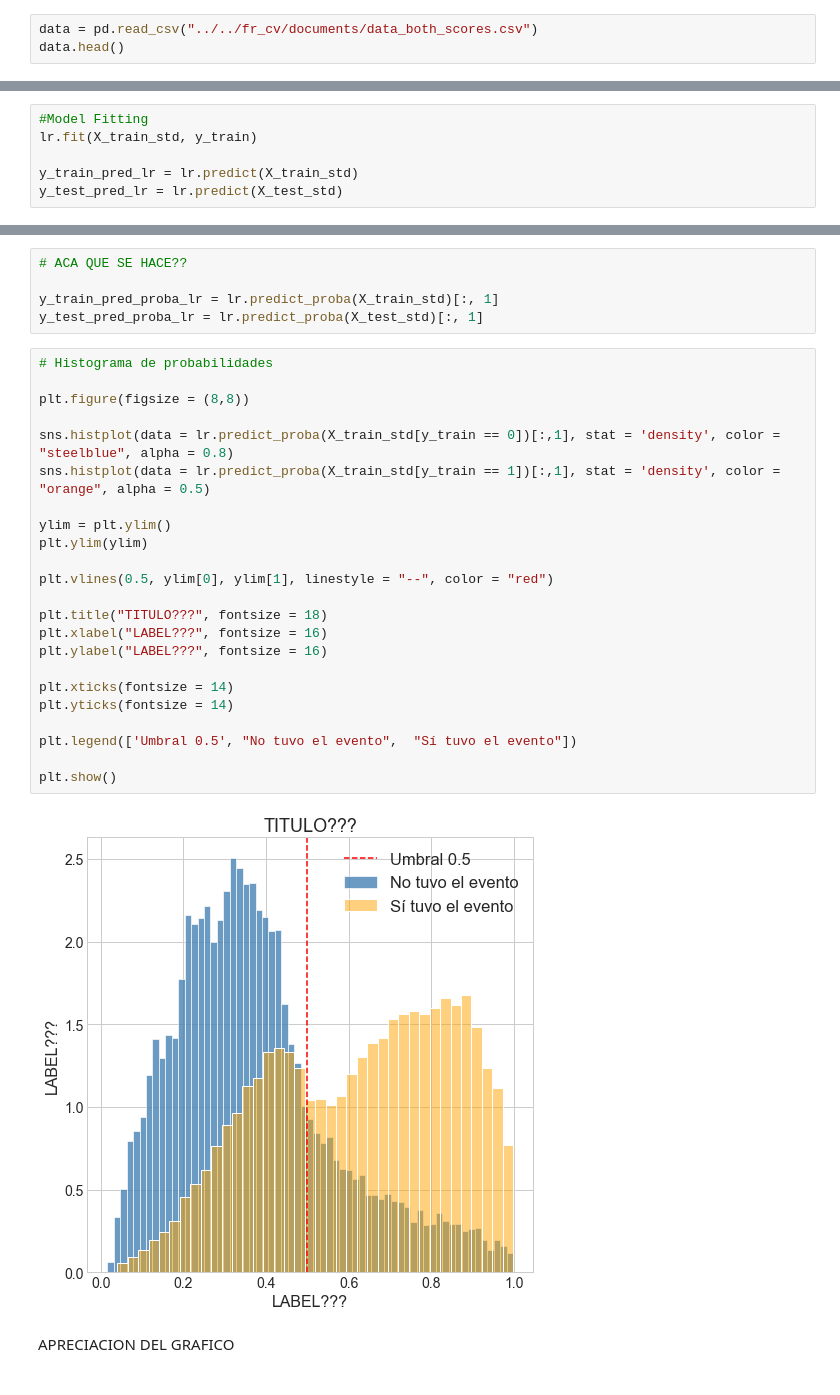
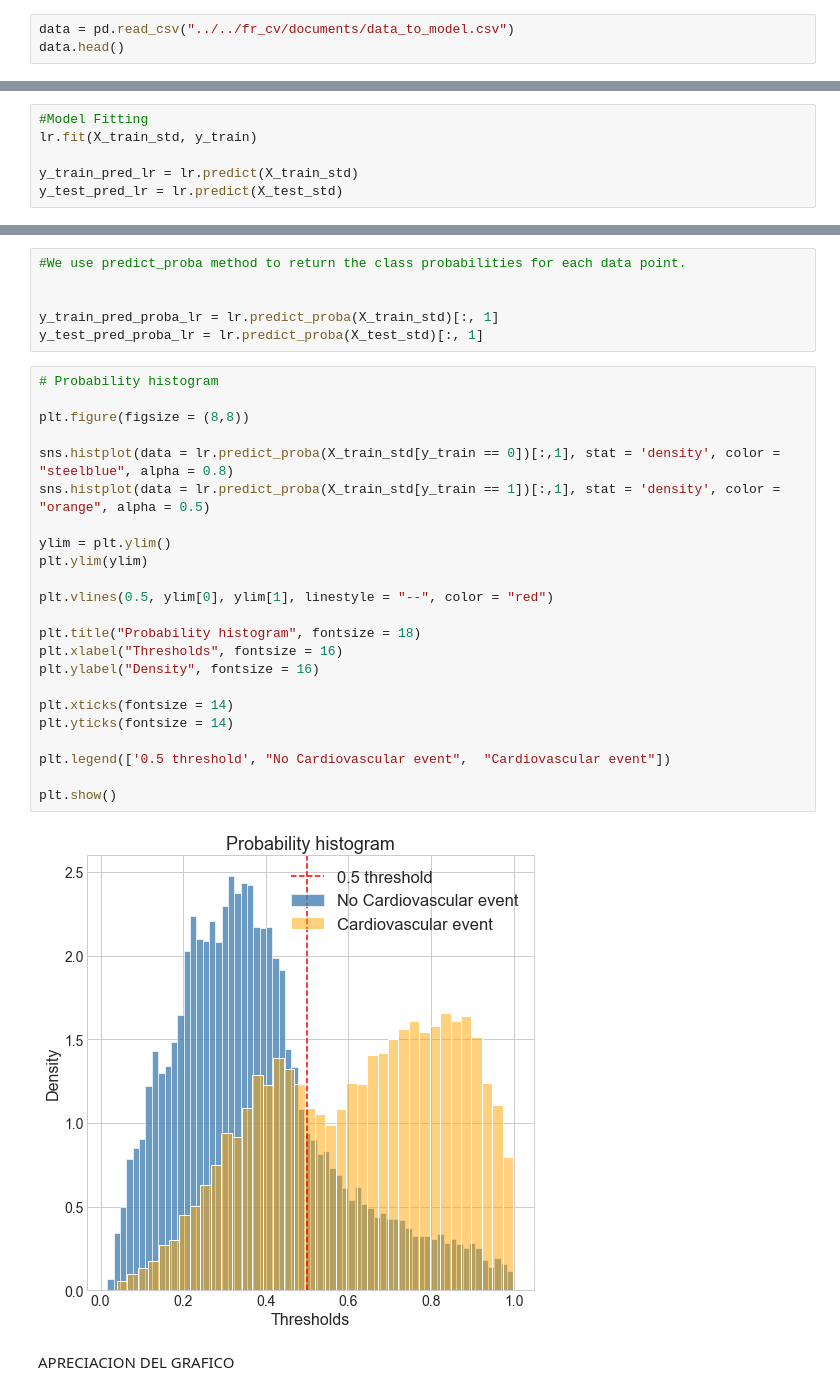
Before and after one commit to javisrv/Cardiovascular_event_prediction, a Jupyter notebook: scripts/Models.ipynb, the cells around one changed output, grey strips where cells are left out. Saved outputs shown, nothing was run; the diff lists cells and outputs as text.

```diff
--- a/scripts/Models.ipynb
+++ b/scripts/Models.ipynb
@@ -63,7 +63,7 @@ from sklearn.metrics import confusion_matrix, classification_report, accuracy_sc
 # %% [markdown]
 ## 2.1 Load CSV
 # %%
-data = pd.read_csv("../../fr_cv/documents/data_both_scores.csv")
+data = pd.read_csv("../../fr_cv/documents/data_to_model.csv")
 data.head()
 # %% [output]
 |  | gender | ap_hi | ap_lo | cholesterol | gluc | smoke | alco | active | cardio | AgeinYr | bmi | ... |
@@ -236,33 +234,34 @@ ALGUNA APRECIACION DEL GRAFICO??? DIFERENCIA MEJOR LOS QUE SON VERDADEROS POSITI
-# %%
-# ACA QUE SE HACE??
-
-y_train_pred_proba_lr = lr.predict_proba(X_train_std)[:, 1]
-y_test_pred_proba_lr = lr.predict_proba(X_test_std)[:, 1]
+# %%
+#We use predict_proba method to return the class probabilities for each data point.
+
+
+y_train_pred_proba_lr = lr.predict_proba(X_train_std)[:, 1]
+y_test_pred_proba_lr = lr.predict_proba(X_test_std)[:, 1]
 # %%
-# Histograma de probabilidades
+# Probability histogram
 
 plt.figure(figsize = (8,8))
 
 sns.histplot(data = lr.predict_proba(X_train_std[y_train == 0])[:,1], stat = 'density', color = "steelblue", alpha = 0.8)
 sns.histplot(data = lr.predict_proba(X_train_std[y_train == 1])[:,1], stat = 'density', color = "orange", alpha = 0.5)
 
 ylim = plt.ylim()
 plt.ylim(ylim)
 
 plt.vlines(0.5, ylim[0], ylim[1], linestyle = "--", color = "red")
 
-plt.title("TITULO???", fontsize = 18)
-plt.xlabel("LABEL???", fontsize = 16)
-plt.ylabel("LABEL???", fontsize = 16)
+plt.title("Probability histogram", fontsize = 18)
+plt.xlabel("Thresholds", fontsize = 16)
+plt.ylabel("Density", fontsize = 16)
 
 plt.xticks(fontsize = 14)
 plt.yticks(fontsize = 14)
 
-plt.legend(['Umbral 0.5', "No tuvo el evento",  "Sí tuvo el evento"])
+plt.legend(['0.5 threshold', "No Cardiovascular event",  "Cardiovascular event"])
 
 plt.show()
 # %% [output]
-[figure, old version]
+[figure, new version]
 # %% [markdown]
 APRECIACION DEL GRAFICO
 # %%
```
Also changed, not shown: parts of 70 cells of this notebook, 6 other files.
